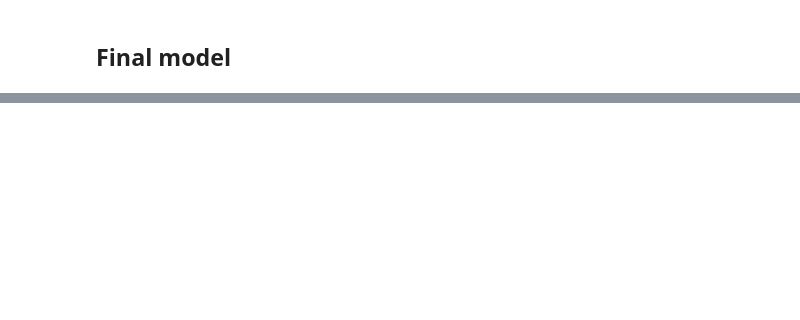
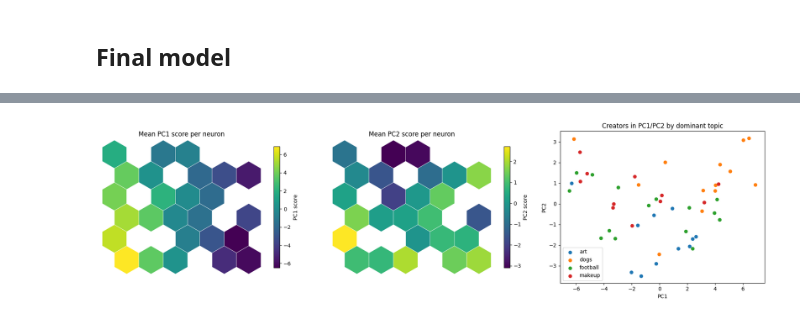
Before and after one commit to MarekMatrix/72.27-Delivery-4, a Jupyter notebook: notebooks/kohonen_tuning.ipynb, the cells around one changed output, grey strips where cells are left out. Drawn from its saved outputs; the diff is of its cells as text; code cells hidden in the pictures; blank space fills up the shorter version.

```diff
--- a/notebooks/kohonen_tuning.ipynb
+++ b/notebooks/kohonen_tuning.ipynb
@@ -104,0 +275,10 @@ plt.show()
+# %%
+X_all, _ = standardise(df)
+pca = fit_pca(X_all)
+scores = pca.transform(X_all)
+print("Explained variance ratio PC1, PC2:", pca.explained_variance_ratio_[:2].round(3))
+
+load = loadings_df(pca, feature_names)
+for pc in ["PC1", "PC2"]:
+    print(f"\n{pc}: strongest loadings")
+    display(load[pc].reindex(load[pc].abs().sort_values(ascending=False).index).head(8).round(2).to_frame())
@@ -104,0 +308,23 @@ plt.show()
+# %%
+def neuron_mean(values):
+    out = np.full(bmu_counts.shape, np.nan)
+    for (i, j), idx in creators.groupby(["i", "j"]).groups.items():
+        out[i, j] = values[list(idx)].mean()
+    return out
+
+fig, axes = plt.subplots(1, 3, figsize=(18, 5))
+plot_som_grid(neuron_mean(scores[:, 0]), grid_type=grid_type, title="Mean PC1 score per neuron",
+              colorbar_label="PC1 score", ax=axes[0])
+plot_som_grid(neuron_mean(scores[:, 1]), grid_type=grid_type, title="Mean PC2 score per neuron",
+              colorbar_label="PC2 score", ax=axes[1])
+for topic in sorted(dominant_topic.unique()):
+    mask = (dominant_topic == topic).to_numpy()
+    axes[2].scatter(scores[mask, 0], scores[mask, 1], label=topic)
+axes[2].set_xlabel("PC1")
+axes[2].set_ylabel("PC2")
+axes[2].set_title("Creators in PC1/PC2 by dominant topic")
+axes[2].legend()
+plt.tight_layout()
+plt.show()
+# %% [output]
+[figure, added]
```
Also changed, not shown: parts of 16 cells of this notebook, 2 other files.
